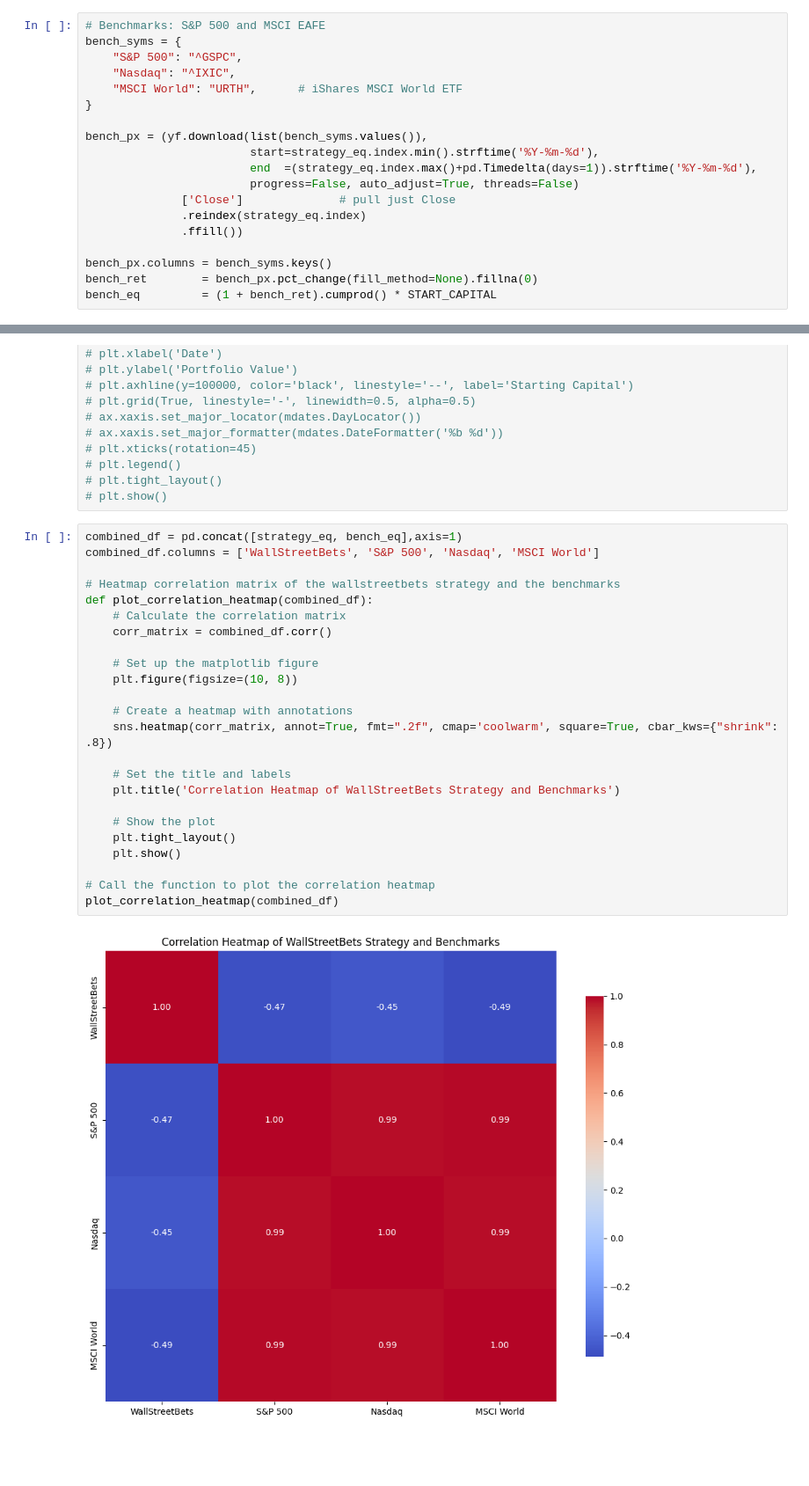
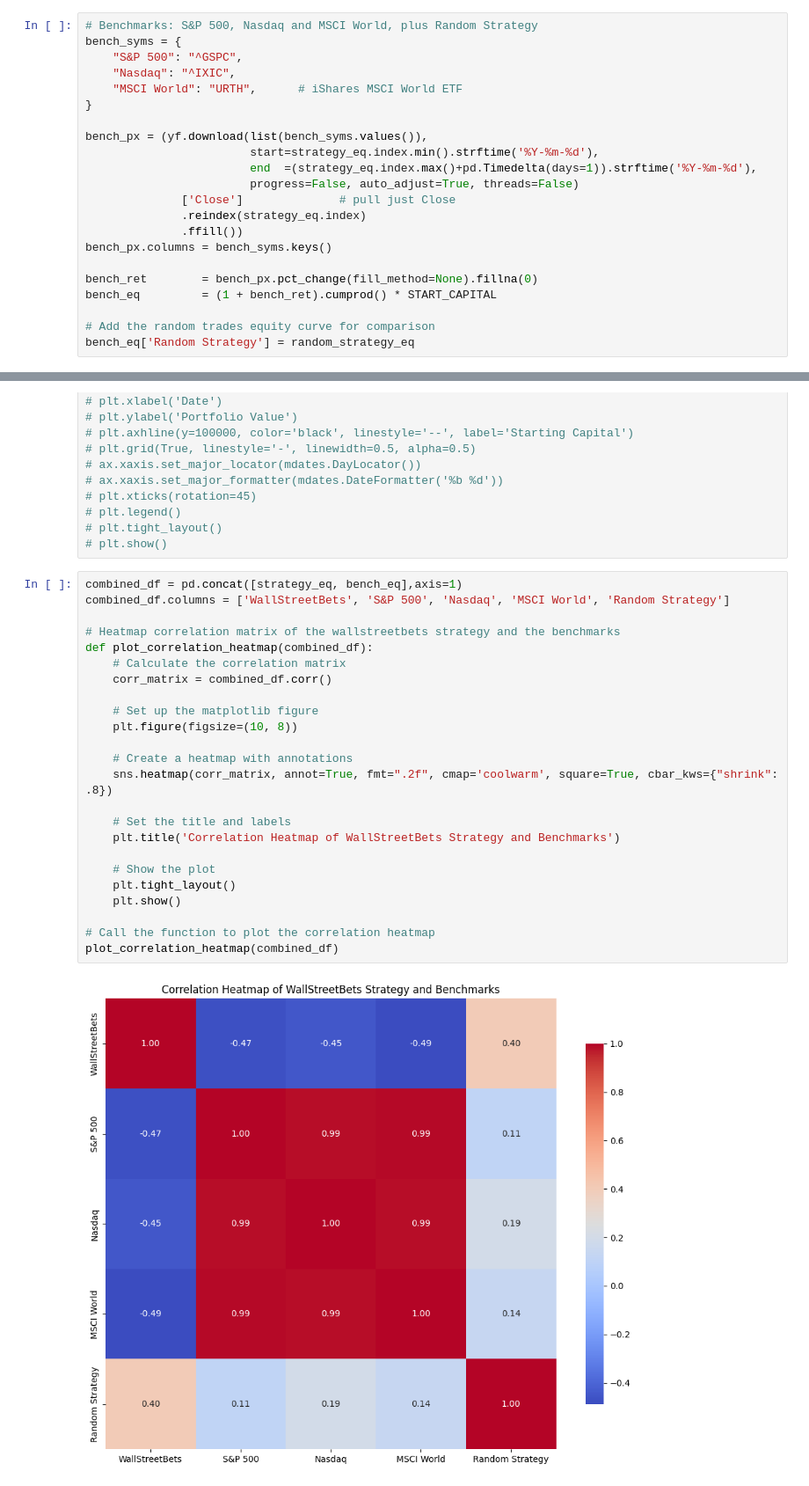
Before and after one commit to Chargent/Thesis, a Jupyter notebook: main.ipynb, the cells around one changed output, grey strips where cells are left out. Shown at 88% size. Drawn from its saved outputs; the diff is of its cells as text; blank space fills up the shorter version.

```diff
--- a/main.ipynb
+++ b/main.ipynb
@@ -740,5 +750,5 @@ dtype: float64
 # %%
-# Benchmarks: S&P 500 and MSCI EAFE
+# Benchmarks: S&P 500, Nasdaq and MSCI World, plus Random Strategy
 bench_syms = {
     "S&P 500": "^GSPC",
     "Nasdaq": "^IXIC",
@@ -752,10 +762,13 @@ bench_px = (yf.download(list(bench_syms.values()),
               ['Close']              # pull just Close
               .reindex(strategy_eq.index)
               .ffill())
+bench_px.columns = bench_syms.keys()
 
-bench_px.columns = bench_syms.keys()
 bench_ret        = bench_px.pct_change(fill_method=None).fillna(0)
 bench_eq         = (1 + bench_ret).cumprod() * START_CAPITAL
+
+# Add the random trades equity curve for comparison
+bench_eq['Random Strategy'] = random_strategy_eq
 # %%
 def cagr(curve):
     yrs = len(curve)/252
@@ -926,27 +912,27 @@ plt.show()
 # plt.show()
 # %%
 combined_df = pd.concat([strategy_eq, bench_eq],axis=1)
-combined_df.columns = ['WallStreetBets', 'S&P 500', 'Nasdaq', 'MSCI World']
+combined_df.columns = ['WallStreetBets', 'S&P 500', 'Nasdaq', 'MSCI World', 'Random Strategy']
 
 # Heatmap correlation matrix of the wallstreetbets strategy and the benchmarks
 def plot_correlation_heatmap(combined_df):
     # Calculate the correlation matrix
     corr_matrix = combined_df.corr()
 
     # Set up the matplotlib figure
     plt.figure(figsize=(10, 8))
 
     # Create a heatmap with annotations
     sns.heatmap(corr_matrix, annot=True, fmt=".2f", cmap='coolwarm', square=True, cbar_kws={"shrink": .8})
 
     # Set the title and labels
     plt.title('Correlation Heatmap of WallStreetBets Strategy and Benchmarks')
 
     # Show the plot
     plt.tight_layout()
     plt.show()
 
 # Call the function to plot the correlation heatmap
 plot_correlation_heatmap(combined_df)
 # %% [output]
-[figure, old version]
+[figure, new version]
```
Also changed, not shown: parts of 23 cells of this notebook, 1 other file.
